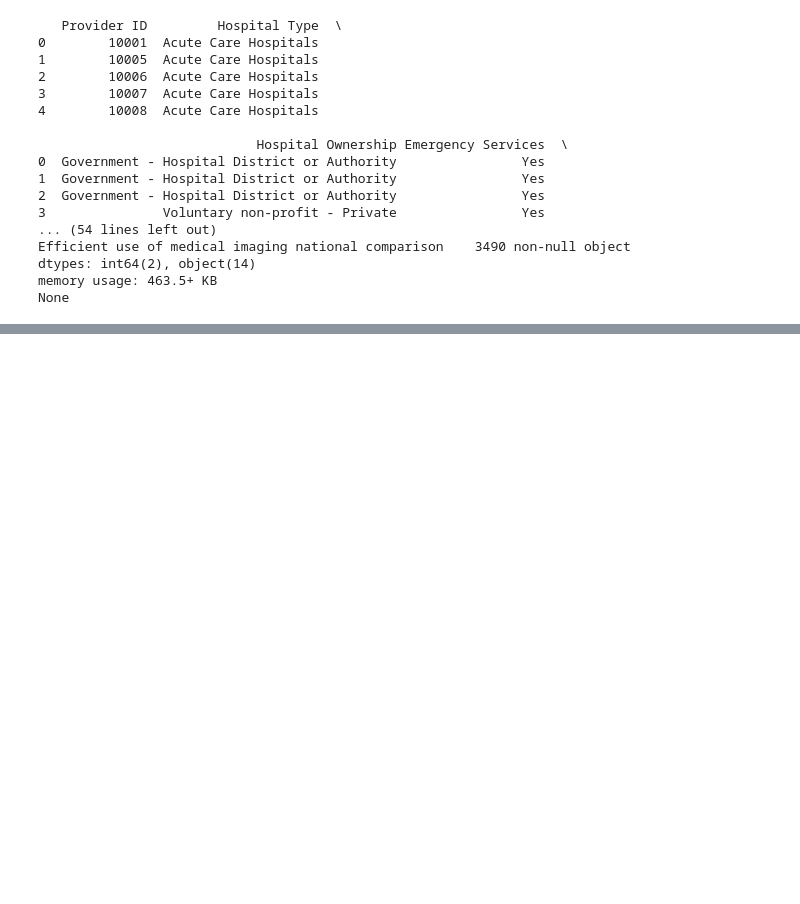
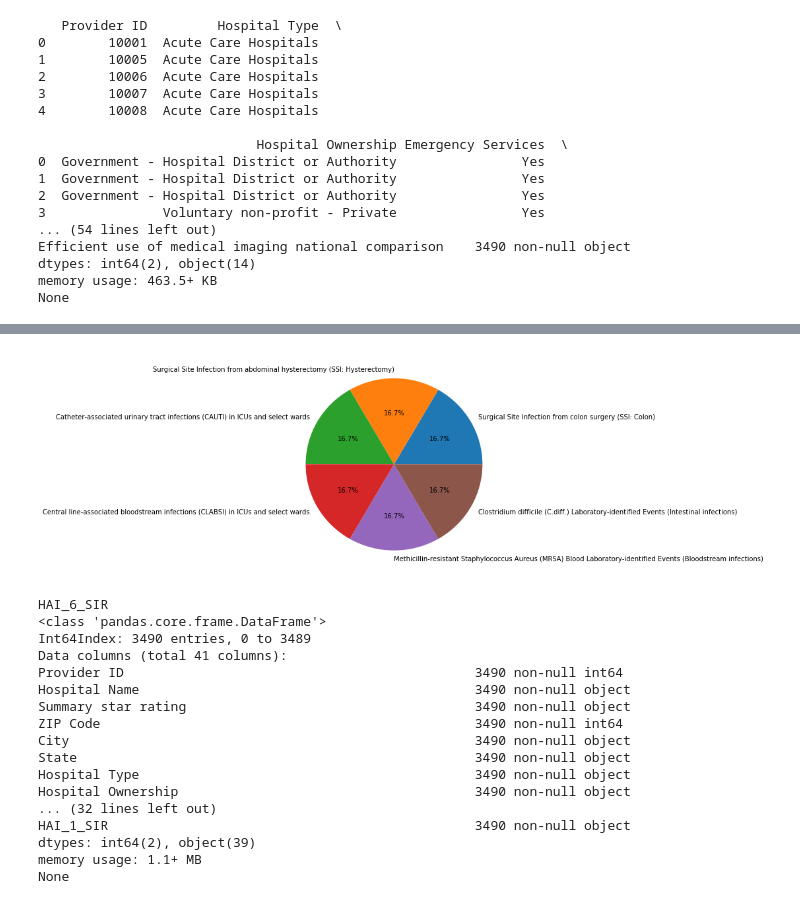
Before and after one commit to hmirzaee/Springboard, a Jupyter notebook: Capstone_1/Data Wrangling/clean_data.ipynb, the cells around one changed output, grey strips where cells are left out. Drawn from its saved outputs; the diff is of its cells as text; code cells hidden in the pictures; blank space fills up the shorter version.

```diff
--- a/Capstone_1/Data Wrangling/clean_data.ipynb
+++ b/Capstone_1/Data Wrangling/clean_data.ipynb
@@ -256,0 +352,43 @@ None
+# %%
+# 2 - Load 'Healthcare Associated Infections - Hospital.csv'
+data_file3 = os.path.join(d, 'data','raw','Healthcare Associated Infections - Hospital.csv')
+#print(data_file2)
+infections_df = pd.read_csv(data_file3, encoding = "ISO-8859-1")
+#print(complications_df.info())
+
+#Examine the Measure Name column
+infections_df = infections_df[infections_df['Measure Name'].str.lower().str.contains('infection')]
+infections_df['Measure Name'].value_counts().plot.pie(figsize=(6, 6),autopct="%1.1f%%")
+plt.ylabel('')
+plt.show()
+
+# Select the subset of the dataframe with measure=measure and scores
+# Here some of the 'Not Available' is due to 'cannot be calculated' some due to 'does not apply'
+measures = infections_df['Measure ID'].value_counts().index
+print(measures[0])
+for measure in measures:
+    tmp_df = infections_df[infections_df['Measure ID'] == measure]
+    tmp_df = tmp_df[['Provider ID', 'Score']]
+    tmp_df.rename(columns = {'Score':measure}, inplace=True)
+    survey_df_clean = pd.merge(survey_df_clean, tmp_df, on = 'Provider ID')
+
+print(survey_df_clean.info())
+# %% [output]
+[figure, added]
+HAI_6_SIR
+<class 'pandas.core.frame.DataFrame'>
+Int64Index: 3490 entries, 0 to 3489
+Data columns (total 41 columns):
+Provider ID                                             3490 non-null int64
+Hospital Name                                           3490 non-null object
+Summary star rating                                     3490 non-null object
+ZIP Code                                                3490 non-null int64
+City                                                    3490 non-null object
+State                                                   3490 non-null object
+Hospital Type                                           3490 non-null object
+Hospital Ownership                                      3490 non-null object
+... (32 lines left out)
+HAI_1_SIR                                               3490 non-null object
+dtypes: int64(2), object(39)
+memory usage: 1.1+ MB
+None
```
Also changed, not shown: parts of 13 cells of this notebook.
